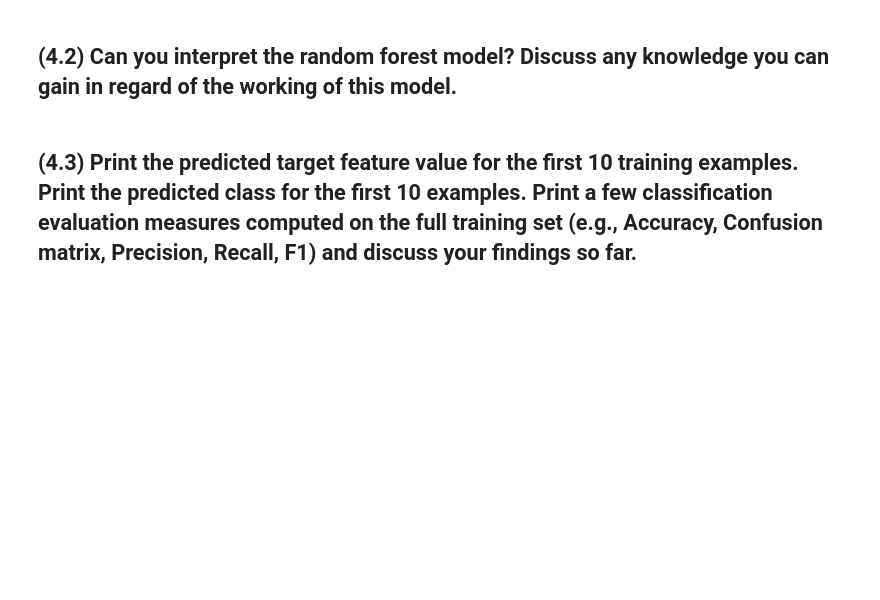
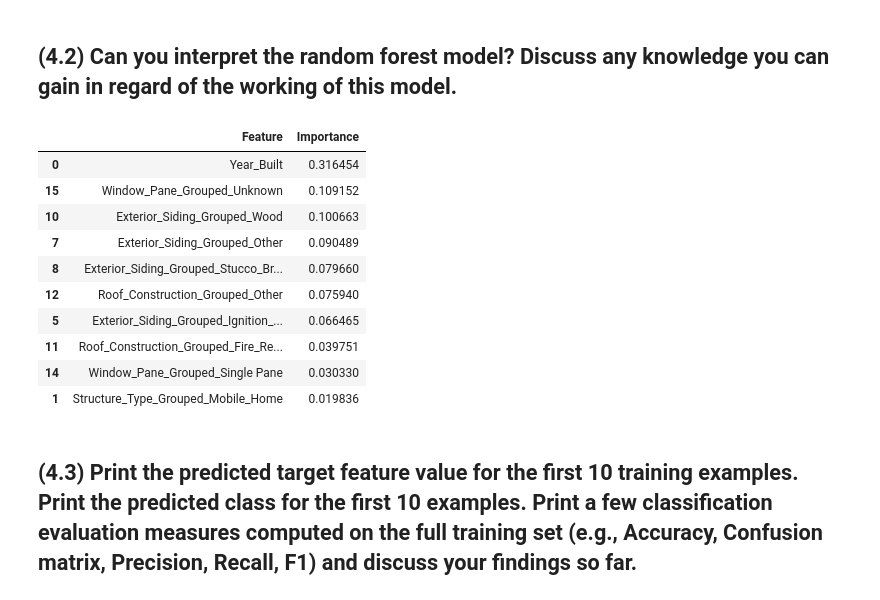
Before and after one commit to xiaoxiajin/47350DA-2, a Jupyter notebook: 2024-Homework2-Notebook.ipynb, the cells around one changed output. Cells and saved outputs as stored; diff of their text form; code cells hidden in the pictures; blank space fills up the shorter version.

```diff
--- a/2024-Homework2-Notebook.ipynb
+++ b/2024-Homework2-Notebook.ipynb
@@ -1379,4 +1652,38 @@ weighted avg       0.79      0.78      0.77      6079
+# %%
+X_train_rf = pd.concat([
+    train_data[continuous_cols],
+    pd.get_dummies(train_data[categorical_cols], drop_first=True, dtype=int)
+], axis=1)
+
+y_train_rf = train_data[target_col]
+
+# 训练随机森林
+rf_model = RandomForestClassifier(n_estimators=100, random_state=42).fit(X_train_rf, y_train_rf)
 # %% [markdown]
 ## (4.2) Can you interpret the random forest model? Discuss any knowledge you can gain in regard of the working of this model.
+# %%
+# 提取特征重要性
+feature_importance_rf = pd.DataFrame({
+    'Feature': X_train_rf.columns,
+    'Importance': rf_model.feature_importances_
+})
+
+
+feature_importance_rf_sorted = feature_importance_rf.sort_values(by='Importance', ascending=False)
+
+# 显示前几项
+feature_importance_rf_sorted.head(10)
+# %% [output]
+|  | Feature | Importance |
+| 0 | Year_Built | 0.316454 |
+| 15 | Window_Pane_Grouped_Unknown | 0.109152 |
+| 10 | Exterior_Siding_Grouped_Wood | 0.100663 |
+| 7 | Exterior_Siding_Grouped_Other | 0.090489 |
+| 8 | Exterior_Siding_Grouped_Stucco_Br... | 0.079660 |
+| 12 | Roof_Construction_Grouped_Other | 0.075940 |
+| 5 | Exterior_Siding_Grouped_Ignition_... | 0.066465 |
+| 11 | Roof_Construction_Grouped_Fire_Re... | 0.039751 |
+| 14 | Window_Pane_Grouped_Single Pane | 0.030330 |
+| 1 | Structure_Type_Grouped_Mobile_Home | 0.019836 |
 # %% [markdown]
 ## (4.3) Print the predicted target feature value for the first 10 training examples. Print the predicted class for the first 10 examples. Print a few classification evaluation measures computed on the full training set (e.g., Accuracy, Confusion matrix, Precision, Recall, F1) and discuss your findings so far.
```
Also changed, not shown: parts of 19 cells of this notebook.
